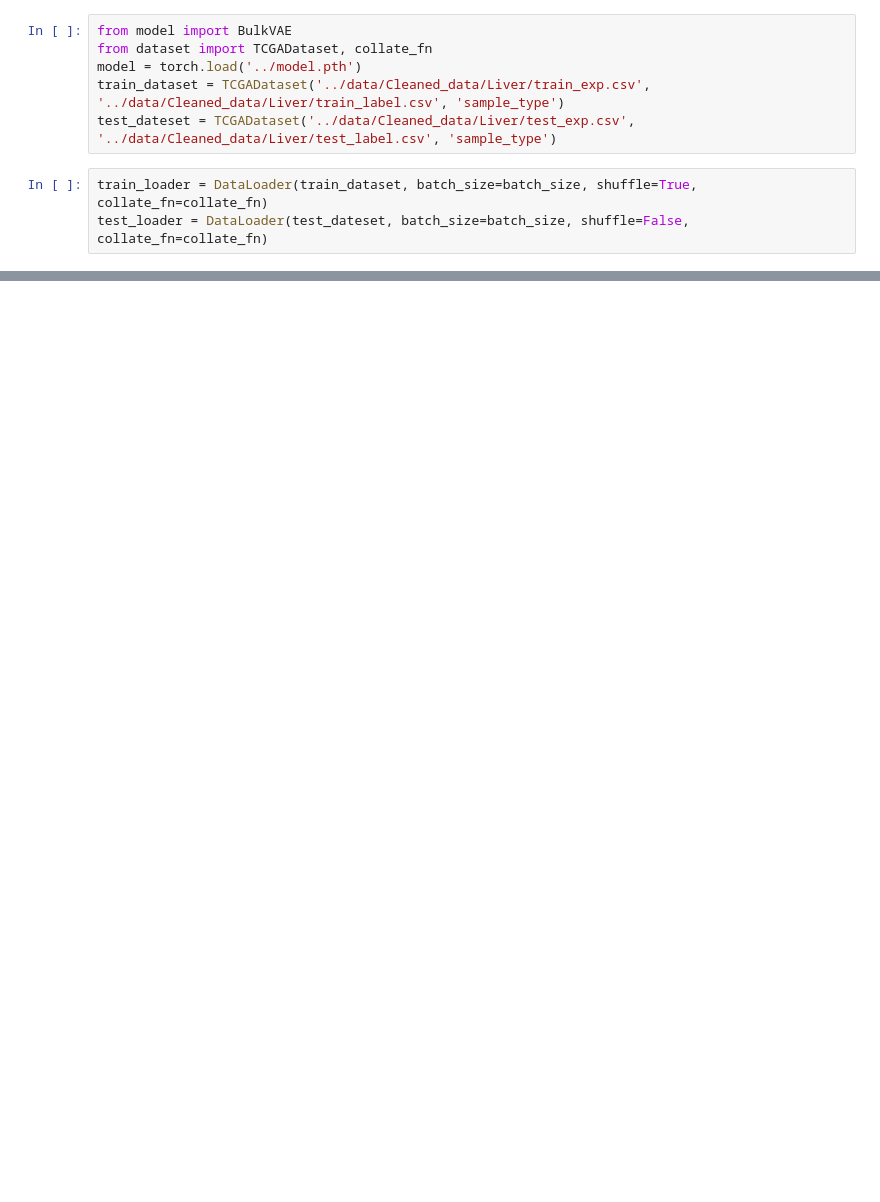
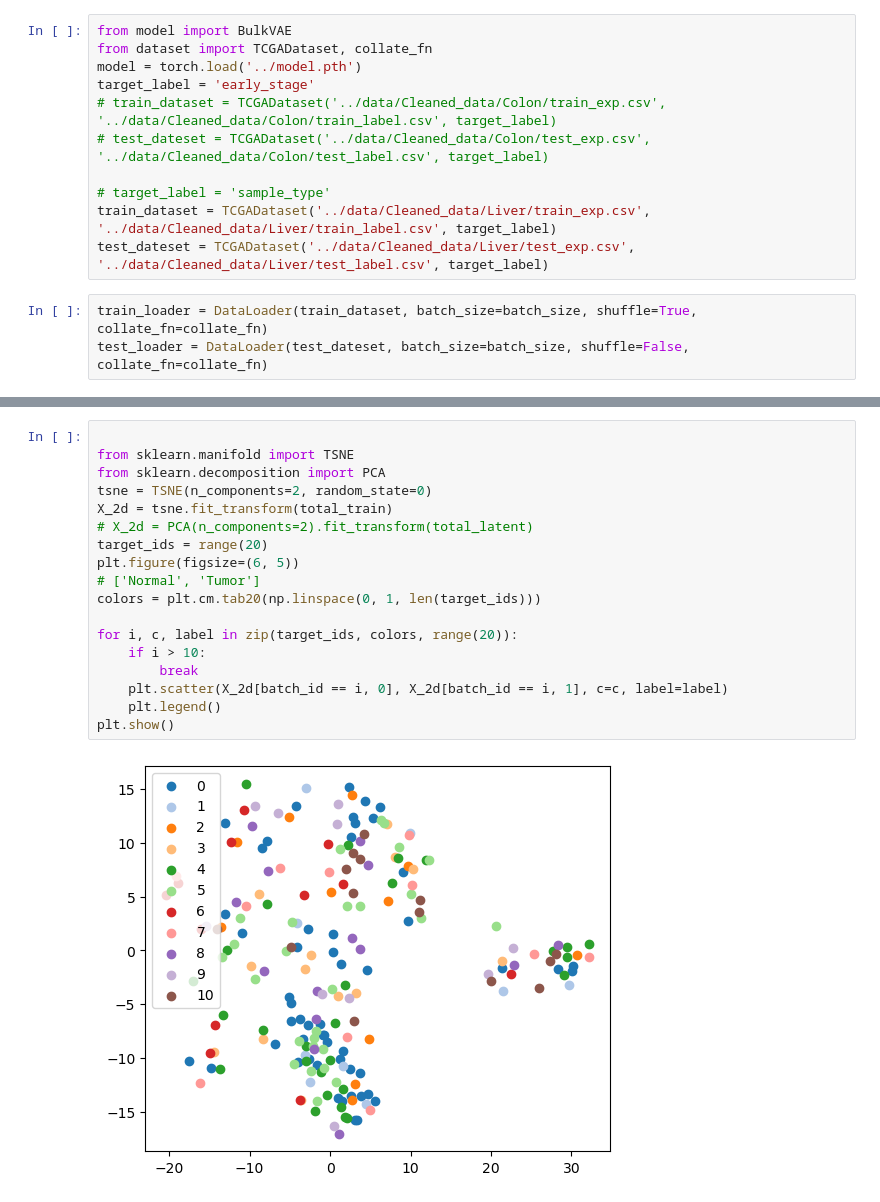
Before and after one commit to Purkinje-cell/BulkPheno, a Jupyter notebook: scripts/latent.ipynb, the cells around one changed output, grey strips where cells are left out. Saved outputs shown, nothing was run; the diff lists cells and outputs as text; blank space fills up the shorter version.

```diff
--- a/scripts/latent.ipynb
+++ b/scripts/latent.ipynb
@@ -26,8 +26,13 @@ n_epoch = 100
 from model import BulkVAE
 from dataset import TCGADataset, collate_fn
 model = torch.load('../model.pth')
-train_dataset = TCGADataset('../data/Cleaned_data/Liver/train_exp.csv', '../data/Cleaned_data/Liver/train_label.csv', 'sample_type')
-test_dateset = TCGADataset('../data/Cleaned_data/Liver/test_exp.csv', '../data/Cleaned_data/Liver/test_label.csv', 'sample_type')
+target_label = 'early_stage'
+# train_dataset = TCGADataset('../data/Cleaned_data/Colon/train_exp.csv', '../data/Cleaned_data/Colon/train_label.csv', target_label)
+# test_dateset = TCGADataset('../data/Cleaned_data/Colon/test_exp.csv', '../data/Cleaned_data/Colon/test_label.csv', target_label)
+
+# target_label = 'sample_type'
+train_dataset = TCGADataset('../data/Cleaned_data/Liver/train_exp.csv', '../data/Cleaned_data/Liver/train_label.csv', target_label)
+test_dateset = TCGADataset('../data/Cleaned_data/Liver/test_exp.csv', '../data/Cleaned_data/Liver/test_label.csv', target_label)
 # %%
 train_loader = DataLoader(train_dataset, batch_size=batch_size, shuffle=True, collate_fn=collate_fn)
 test_loader = DataLoader(test_dateset, batch_size=batch_size, shuffle=False, collate_fn=collate_fn)
@@ -114,0 +141,20 @@ plt.show()
+# %%
+
+from sklearn.manifold import TSNE
+from sklearn.decomposition import PCA
+tsne = TSNE(n_components=2, random_state=0)
+X_2d = tsne.fit_transform(total_train)
+# X_2d = PCA(n_components=2).fit_transform(total_latent)
+target_ids = range(20)
+plt.figure(figsize=(6, 5))
+# ['Normal', 'Tumor']
+colors = plt.cm.tab20(np.linspace(0, 1, len(target_ids)))
+
+for i, c, label in zip(target_ids, colors, range(20)):
+    if i > 10:
+        break
+    plt.scatter(X_2d[batch_id == i, 0], X_2d[batch_id == i, 1], c=c, label=label)
+    plt.legend()
+plt.show()
+# %% [output]
+[figure, added]
```
Also changed, not shown: parts of 6 cells of this notebook, 11 other files.
